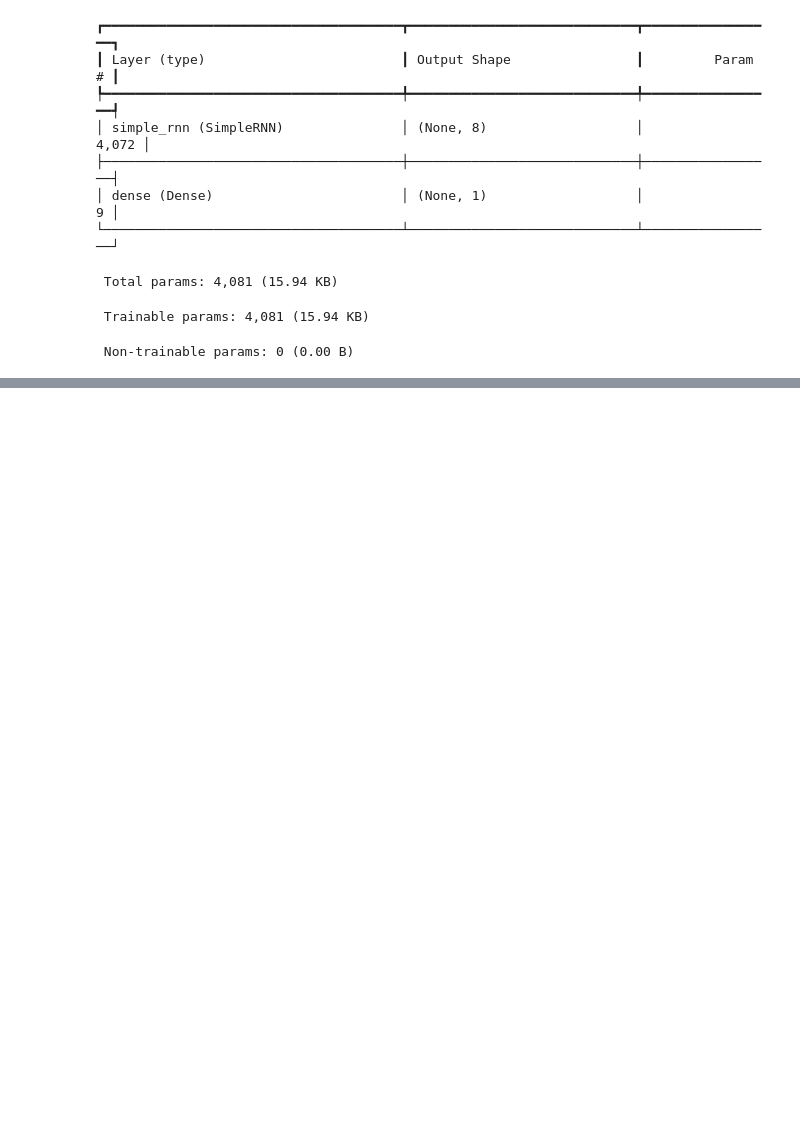
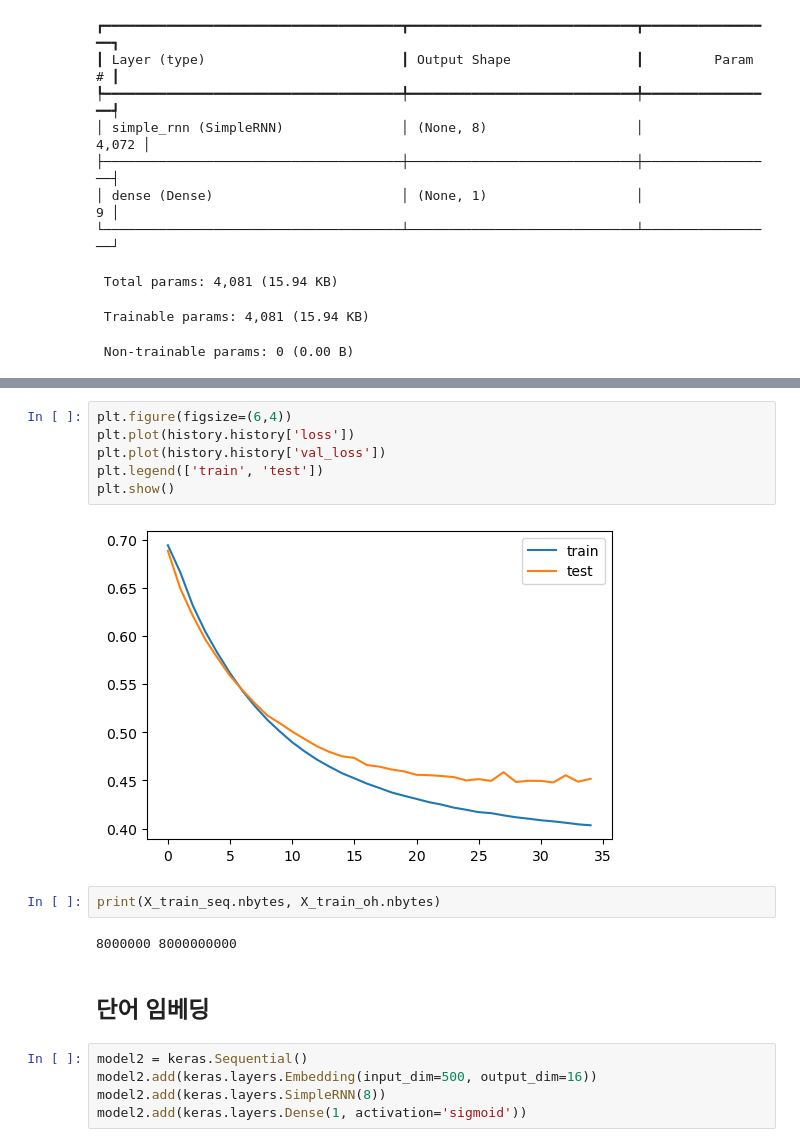
Before and after one commit to KIM-YONG-HA/PYTHON101, a Jupyter notebook: deepLearning/d250228RNN_imdb.ipynb, the cells around one changed output, grey strips where cells are left out. Drawn from its saved outputs; the diff is of its cells as text; blank space fills up the shorter version.

```diff
--- a/deepLearning/d250228RNN_imdb.ipynb
+++ b/deepLearning/d250228RNN_imdb.ipynb
@@ -142,0 +170,19 @@ model.evaluate(X_test_oh, y_test)
+# %%
+plt.figure(figsize=(6,4))
+plt.plot(history.history['loss'])
+plt.plot(history.history['val_loss'])
+plt.legend(['train', 'test'])
+plt.show()
+# %% [output]
+[figure, added]
+# %%
+print(X_train_seq.nbytes, X_train_oh.nbytes)
+# %% [output]
+8000000 8000000000
+# %% [markdown]
+## 단어 임베딩
+# %%
+model2 = keras.Sequential()
+model2.add(keras.layers.Embedding(input_dim=500, output_dim=16))
+model2.add(keras.layers.SimpleRNN(8))
+model2.add(keras.layers.Dense(1, activation='sigmoid'))
```
Also changed, not shown: parts of 30 cells of this notebook, 4 other files.
